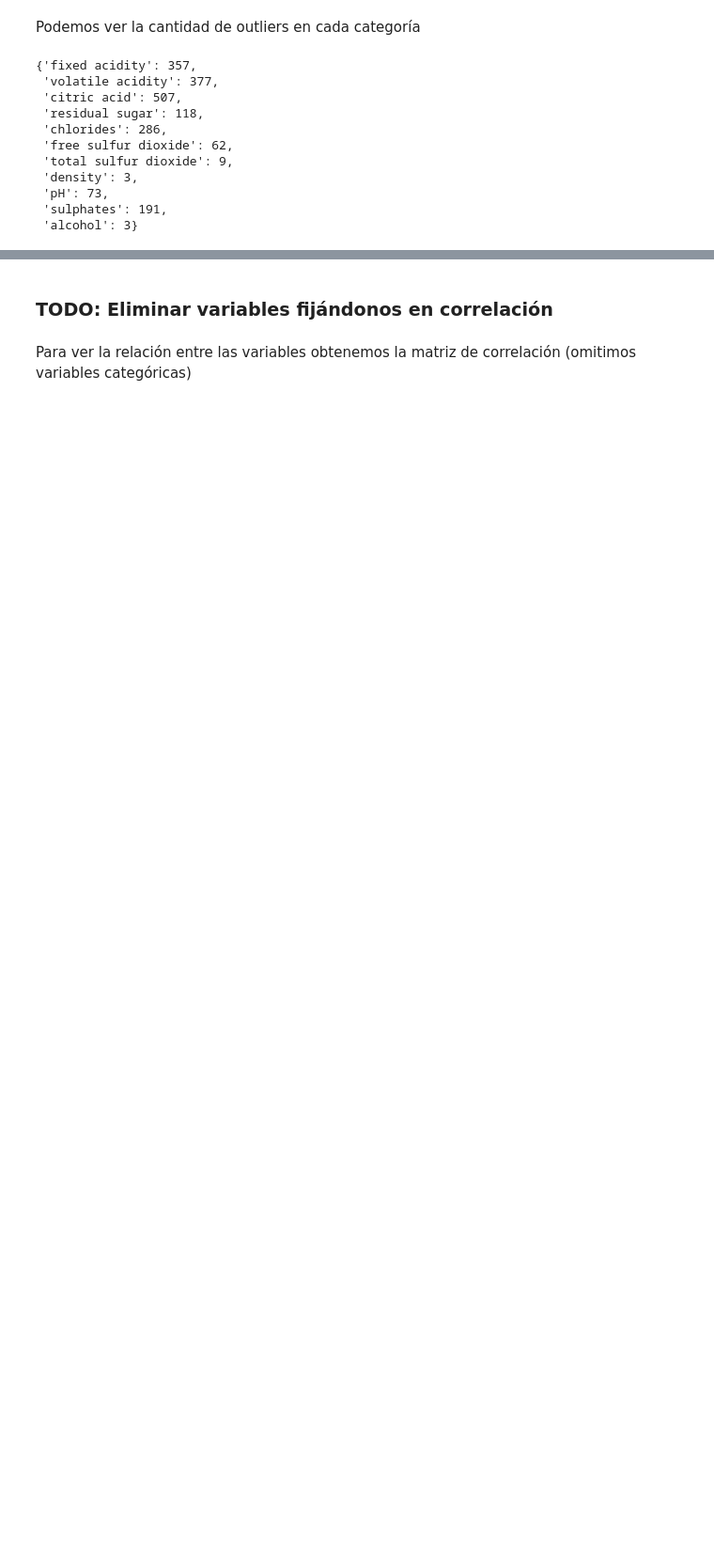
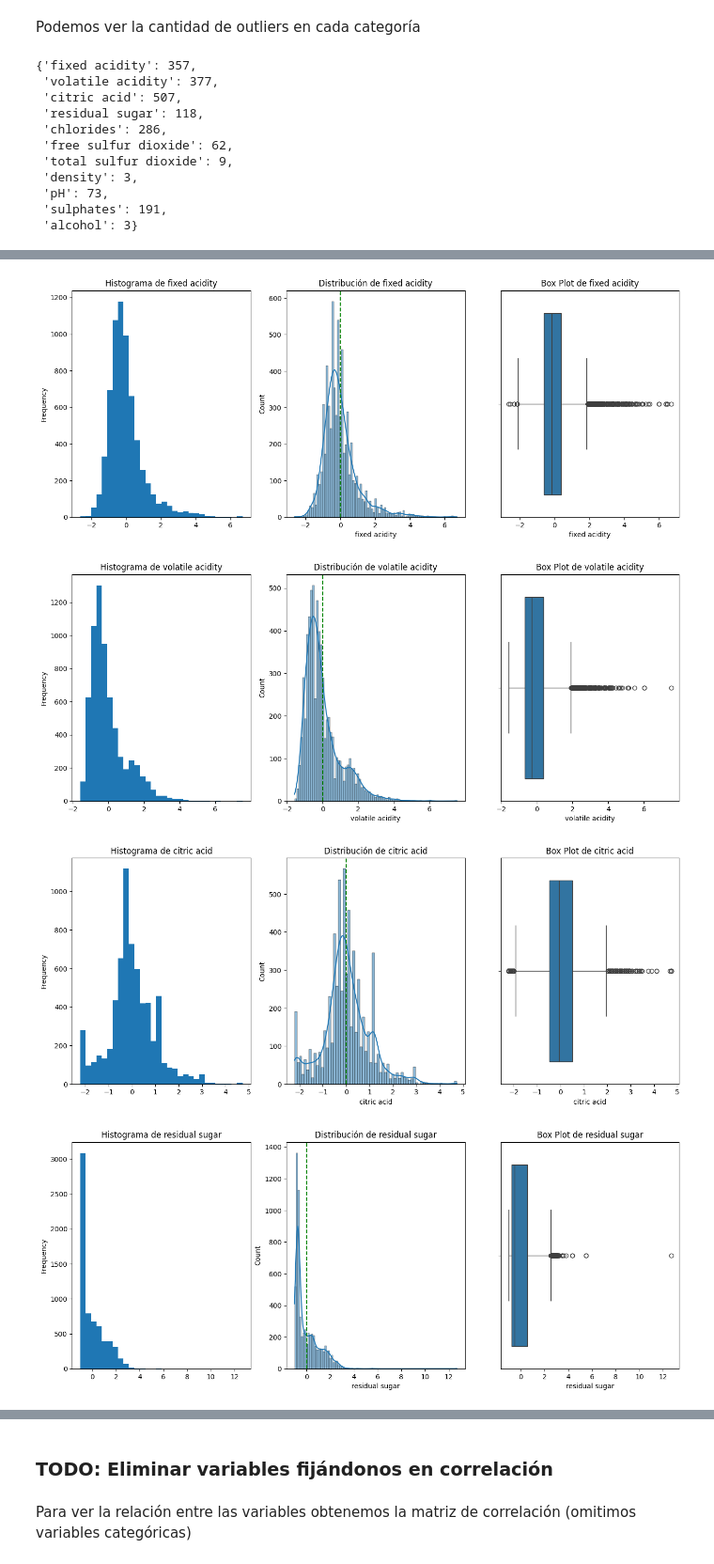
Before and after one commit to Alf-caput/LAB04_Regresion_y_agrupamiento, a Jupyter notebook: LAB04 Regresion_y_agrupamientov2.ipynb, the cells around one changed output, grey strips where cells are left out. Shown at 94% size. Drawn from its saved outputs; the diff is of its cells as text; code cells hidden in the pictures; blank space fills up the shorter version.

```diff
--- a/LAB04 Regresion_y_agrupamientov2.ipynb
+++ b/LAB04 Regresion_y_agrupamientov2.ipynb
@@ -437,0 +438,31 @@ De manera arbitraria vamos a elegir eliminar los outliers de una variable de man
+# %%
+import scipy
+import seaborn as sns
+
+def feat_plot(data, var):
+    plt.figure(figsize=(16, 6))
+
+    plt.subplot(1, 3, 1)
+    data[var].plot(kind='hist', bins=30)
+    plt.title(f'Histograma de {var}')
+
+    plt.subplot(1, 3, 2)
+    mu, sigma = scipy.stats.norm.fit(data[var])
+    sns.histplot(data[var], kde=True)
+    plt.axvline(mu, linestyle='--', color='green')
+    plt.title(f'Distribución de {var}')
+
+    plt.subplot(1, 3, 3)
+    sns.boxplot(x=data[var])
+    plt.title(f'Box Plot de {var}')
+    plt.show()
+
+
+numeric_vars = df.select_dtypes(include=['float64', 'int64']).columns.drop(['quality', 'wine type'])  # Excluir id, quality y wine type
+for var in numeric_vars:
+    feat_plot(df, var)
+# %% [output]
+[figure, added]
+[figure, added]
+[figure, added]
+[figure, added]
```
Also changed, not shown: parts of 8 cells of this notebook.
